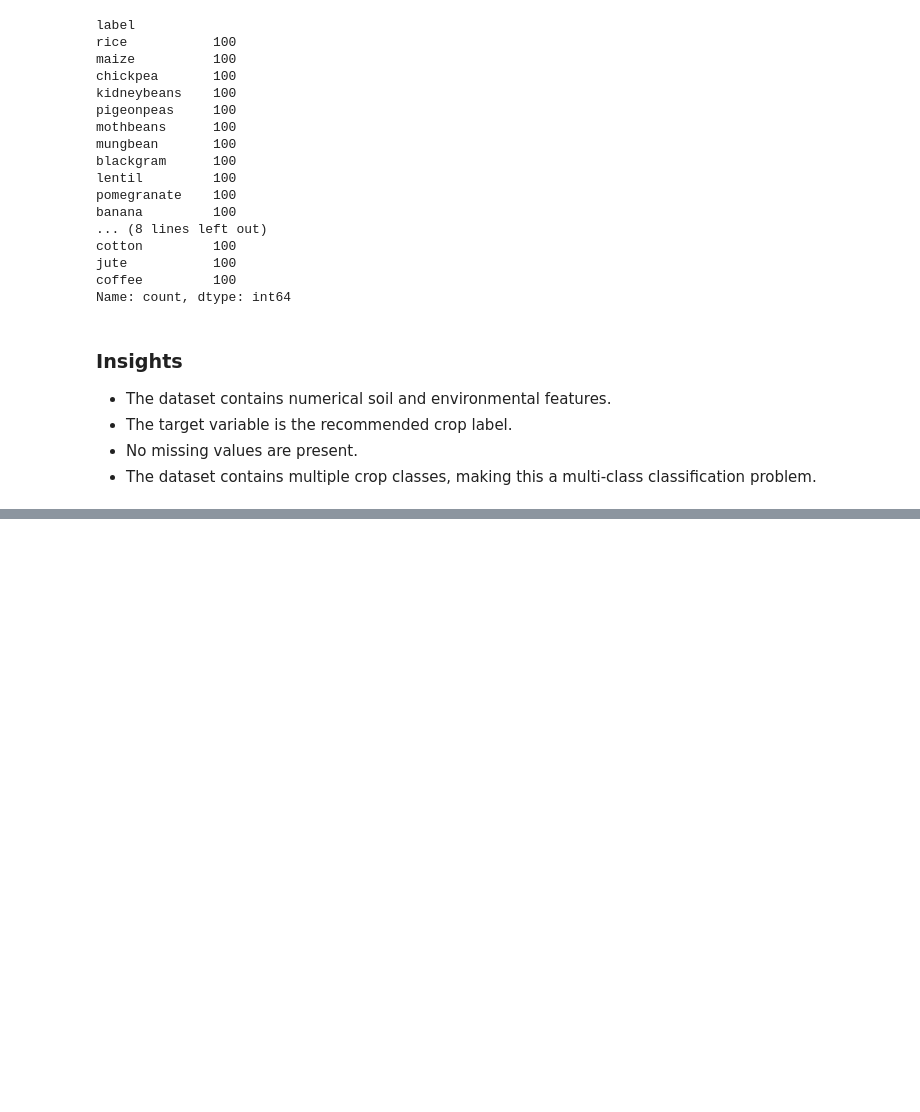
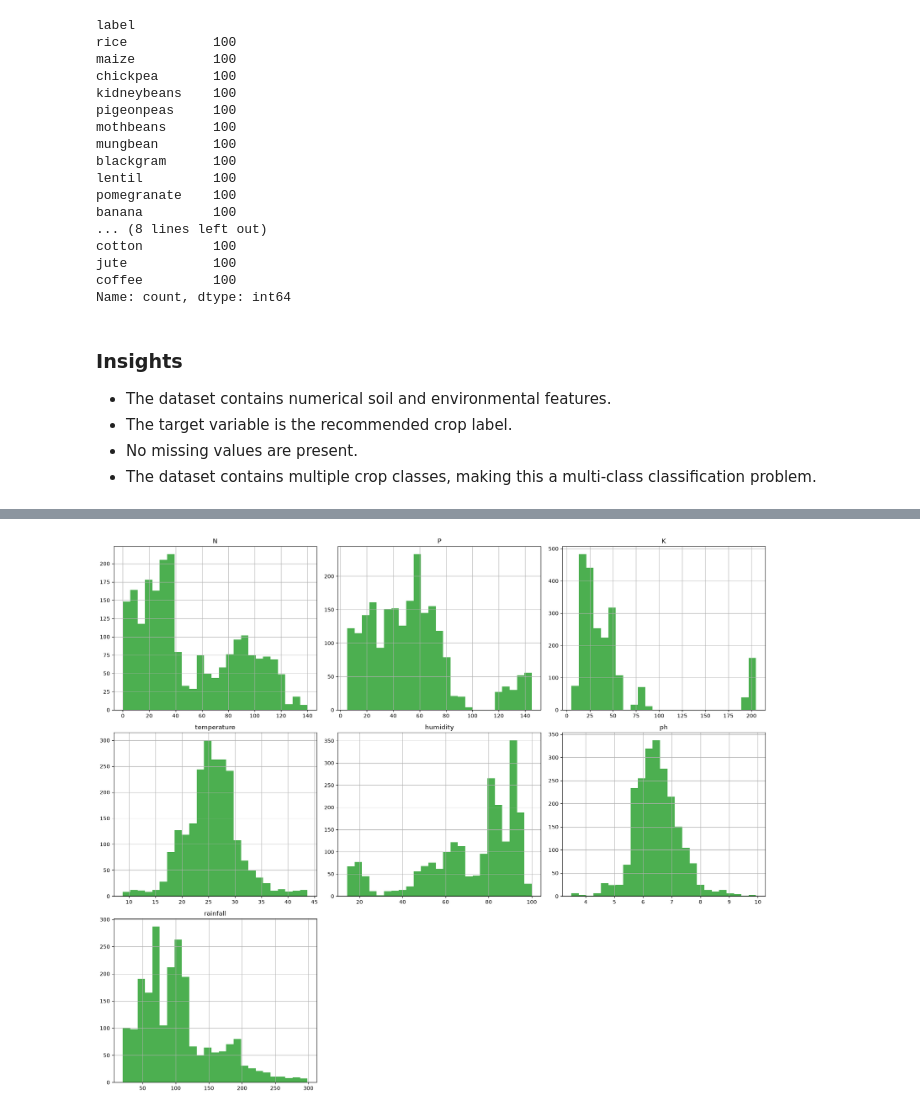
Before and after one commit to Pralishatripathy000/ml-random-forest, a Jupyter notebook: notebook.ipynb, the cells around one changed output, grey strips where cells are left out. Cells and saved outputs as stored; diff of their text form; code cells hidden in the pictures; blank space fills up the shorter version.

```diff
--- a/notebook.ipynb
+++ b/notebook.ipynb
@@ -201,0 +253,20 @@ crop_distribution.to_csv(
+# %%
+# Plot feature distributions
+
+df.hist(
+    figsize=(18,15),
+    bins=25,
+    color="#4CAF50"
+)
+
+plt.tight_layout()
+
+plt.savefig(
+    "outputs/figures/feature_distributions.png",
+    dpi=300,
+    bbox_inches="tight"
+)
+
+plt.show()
+# %% [output]
+[figure, added]
```
Also changed, not shown: parts of 11 cells of this notebook, 5 other files.
